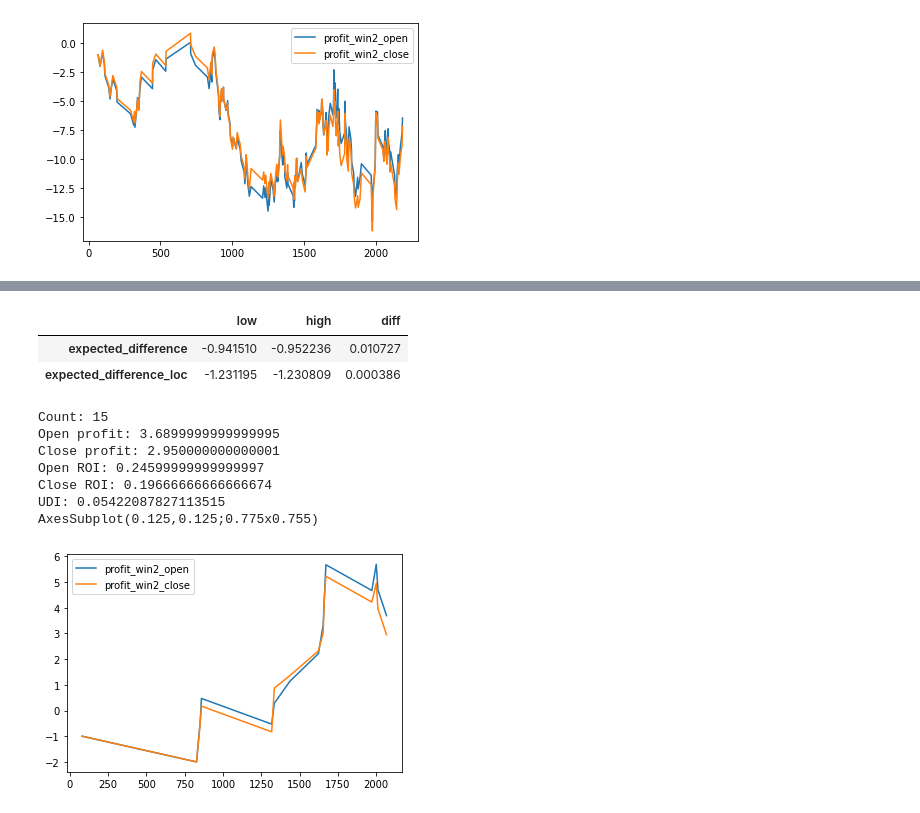
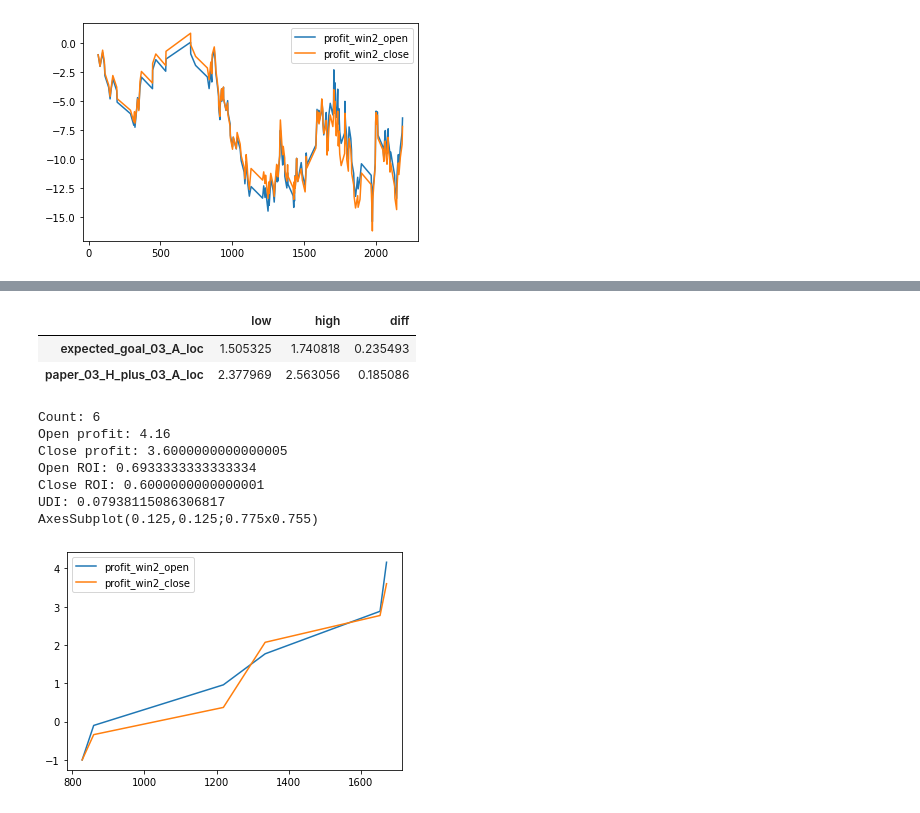
Before and after one commit to B2B2R/offvariance, a Jupyter notebook: notebooks/analyze_away_win_second.ipynb, the cells around one changed output, grey strips where cells are left out. Cells and saved outputs as stored; diff of their text form; code cells hidden in the pictures.

```diff
--- a/notebooks/analyze_away_win_second.ipynb
+++ b/notebooks/analyze_away_win_second.ipynb
@@ -54,27 +70,27 @@ utils.analyze_avg_udi(segmented_df, utils.metrics, 'udi_win2')
 # %%
 updated_segmented_df = segmented_df.loc[
-(segmented_df['expected_difference_loc'] <= -0.56) & (segmented_df['expected_difference'] <= -0.50)
+(segmented_df['expected_goal_03_A_loc'] >= 1.29) & (segmented_df['paper_03_H_plus_03_A_loc'] >= 2.14)
 ]
 
 utils.analyze_avg_udi(updated_segmented_df, [
-    'expected_difference_loc',
-    'expected_difference',
+    'expected_goal_03_A_loc',
+    'paper_03_H_plus_03_A_loc',
 ], 'udi_win2')
 # %% [output]
 |  | low | high | diff |
-| expected_difference | -0.941510 | -0.952236 | 0.010727 |
-| expected_difference_loc | -1.231195 | -1.230809 | 0.000386 |
+| expected_goal_03_A_loc | 1.505325 | 1.740818 | 0.235493 |
+| paper_03_H_plus_03_A_loc | 2.377969 | 2.563056 | 0.185086 |
 # %%
 filtered_result_df = segmented_df.loc[
-(segmented_df['expected_difference_loc'] <= -1.17) & (segmented_df['expected_difference'] <= -0.92)
+(segmented_df['expected_goal_03_A_loc'] >= 1.74) & (segmented_df['paper_03_H_plus_03_A_loc'] >= 2.56)
 ]
 utils.print_away_win_result(filtered_result_df)
 # %% [output]
-Count: 15
-Open profit: 3.6899999999999995
-Close profit: 2.950000000000001
-Open ROI: 0.24599999999999997
-Close ROI: 0.19666666666666674
-UDI: 0.05422087827113515
+Count: 6
+Open profit: 4.16
+Close profit: 3.6000000000000005
+Open ROI: 0.6933333333333334
+Close ROI: 0.6000000000000001
+UDI: 0.07938115086306817
 AxesSubplot(0.125,0.125;0.775x0.755)
-[figure, old version]
+[figure, new version]
```
Also changed, not shown: parts of 2 cells of this notebook, 5 other files.
